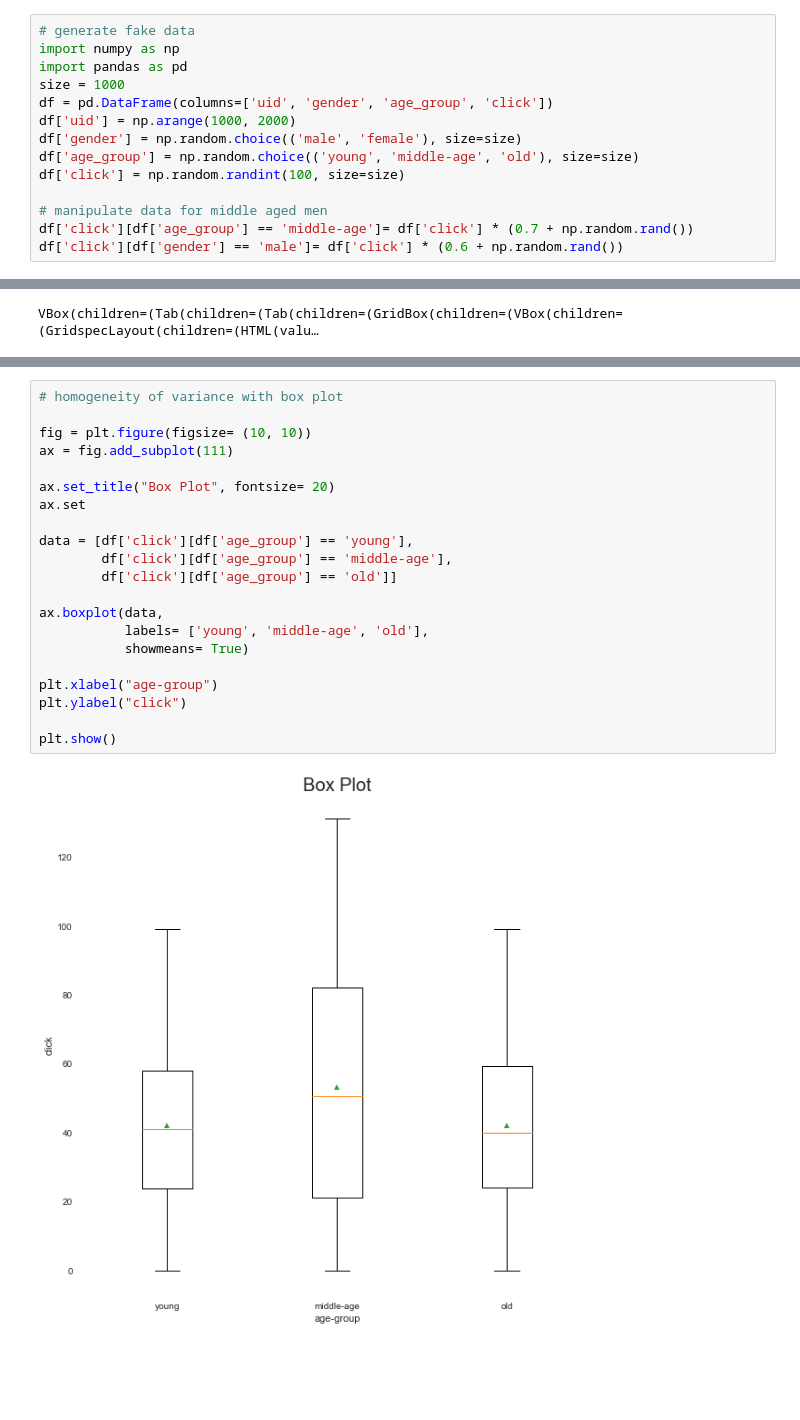
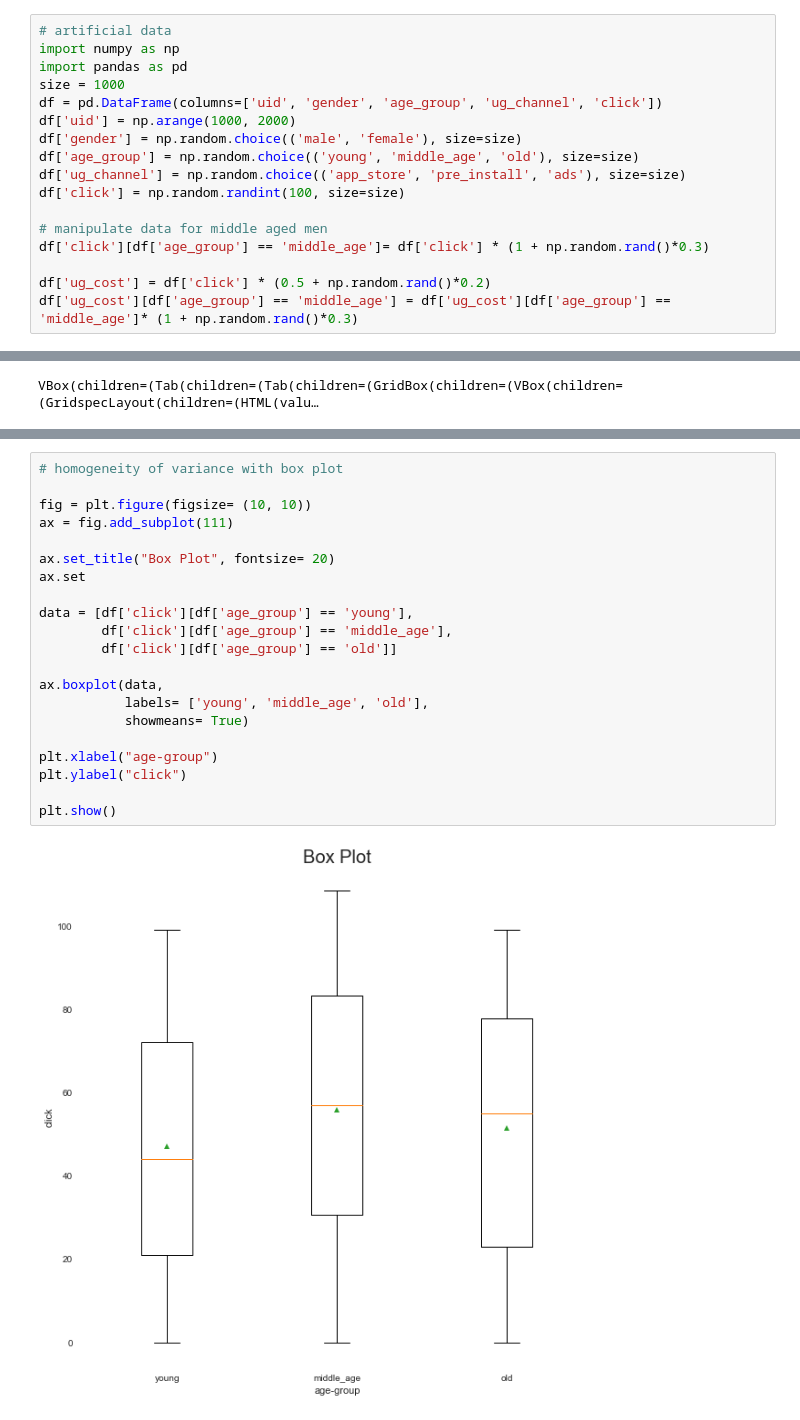
Before and after one commit to ericliuyuan/githubpublic, a Jupyter notebook: ANOVA.ipynb, the cells around one changed output, grey strips where cells are left out. Saved outputs shown, nothing was run; the diff lists cells and outputs as text; blank space fills up the shorter version.

```diff
--- a/ANOVA.ipynb
+++ b/ANOVA.ipynb
@@ -1,15 +1,18 @@
 # %%
-# generate fake data
+# artificial data
 import numpy as np
 import pandas as pd
 size = 1000
-df = pd.DataFrame(columns=['uid', 'gender', 'age_group', 'click'])
+df = pd.DataFrame(columns=['uid', 'gender', 'age_group', 'ug_channel', 'click'])
 df['uid'] = np.arange(1000, 2000)
 df['gender'] = np.random.choice(('male', 'female'), size=size)
-df['age_group'] = np.random.choice(('young', 'middle-age', 'old'), size=size)
+df['age_group'] = np.random.choice(('young', 'middle_age', 'old'), size=size)
+df['ug_channel'] = np.random.choice(('app_store', 'pre_install', 'ads'), size=size)
 df['click'] = np.random.randint(100, size=size)
 
 # manipulate data for middle aged men
-df['click'][df['age_group'] == 'middle-age']= df['click'] * (0.7 + np.random.rand())
-df['click'][df['gender'] == 'male']= df['click'] * (0.6 + np.random.rand())
+df['click'][df['age_group'] == 'middle_age']= df['click'] * (1 + np.random.rand()*0.3)
+
+df['ug_cost'] = df['click'] * (0.5 + np.random.rand()*0.2)
+df['ug_cost'][df['age_group'] == 'middle_age'] = df['ug_cost'][df['age_group'] == 'middle_age']* (1 + np.random.rand()*0.3)
 # %% [output]
@@ -81,26 +84,26 @@ LeveneResult(statistic=55.05251120916256, pvalue=2.096086342732411e-23)
 # %%
 # homogeneity of variance with box plot
 
 fig = plt.figure(figsize= (10, 10))
 ax = fig.add_subplot(111)
 
 ax.set_title("Box Plot", fontsize= 20)
 ax.set
 
 data = [df['click'][df['age_group'] == 'young'],
-        df['click'][df['age_group'] == 'middle-age'],
+        df['click'][df['age_group'] == 'middle_age'],
         df['click'][df['age_group'] == 'old']]
 
 ax.boxplot(data,
-           labels= ['young', 'middle-age', 'old'],
+           labels= ['young', 'middle_age', 'old'],
            showmeans= True)
 
 plt.xlabel("age-group")
 plt.ylabel("click")
 
 plt.show()
 # %% [output]
-[figure, old version]
+[figure, new version]
 # %%
 # Pairwise comparison with Tukey HSD
 
```
Also changed, not shown: parts of 10 cells of this notebook.
